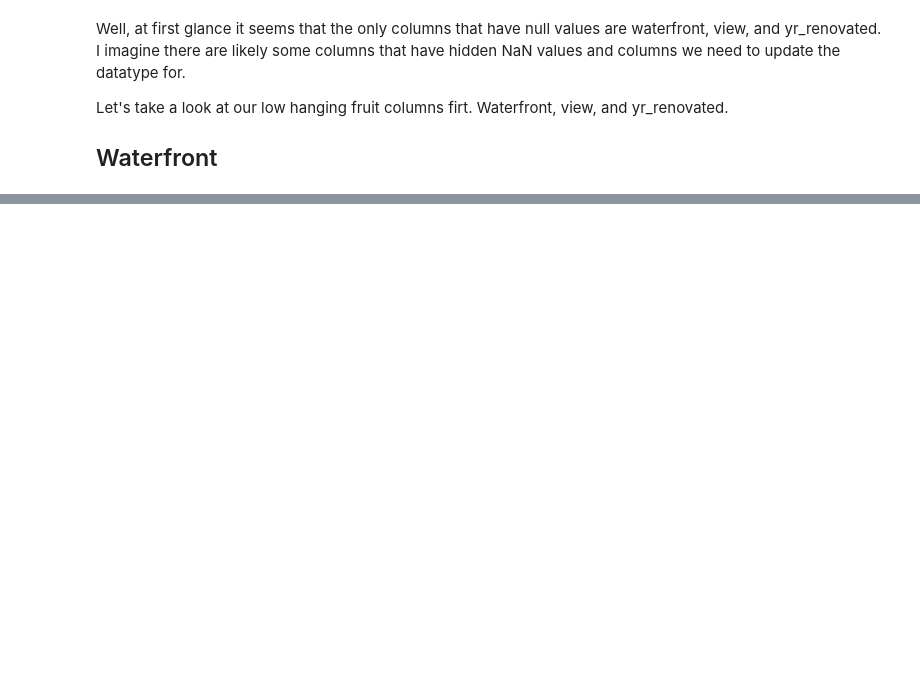
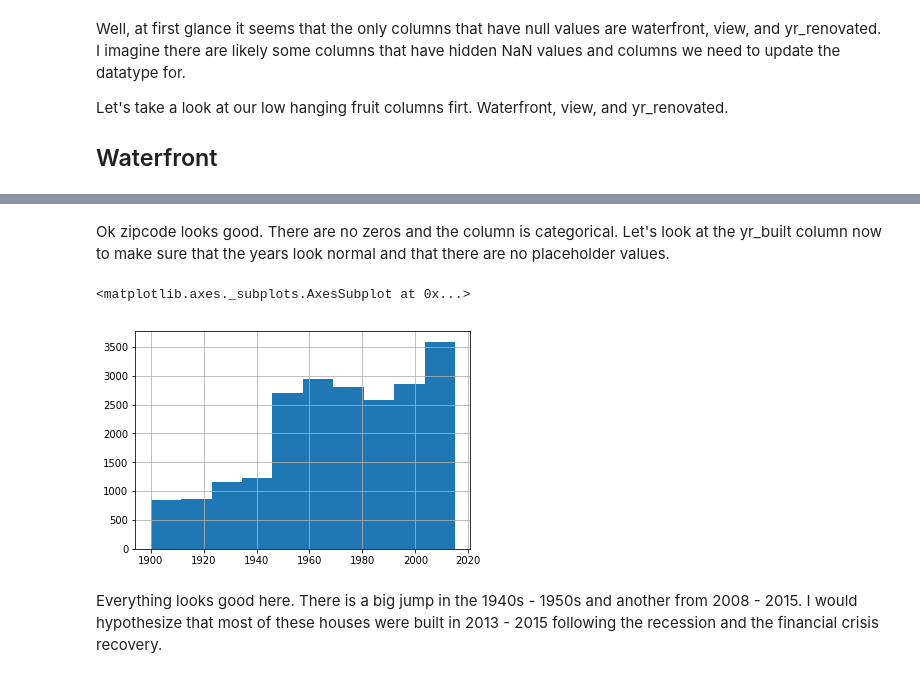
Before and after one commit to miyamuse/dsc-1-final-project-online-ds-sp-000, a Jupyter notebook: student.ipynb, the cells around one changed output, grey strips where cells are left out. Cells and saved outputs as stored; diff of their text form; code cells hidden in the pictures; blank space fills up the shorter version.

```diff
--- a/student.ipynb
+++ b/student.ipynb
@@ -85,0 +291,4 @@ df["waterfront"].isna().sum()
+# %%
+df["sqft_basement"] = df["sqft_basement"].replace("?", 0)
+# %%
+df["sqft_basement"] = df["sqft_basement"].astype("float32")
@@ -85,0 +345,3 @@ df["waterfront"].isna().sum()
+# %%
+#drop the house with 33 bedrooms. That seems to be a placeholder.
+df.drop(df[df.bedrooms == 33].index, inplace=True)
@@ -85,0 +363,2 @@ df["waterfront"].isna().sum()
+# %%
+df["zipcode"] = df["zipcode"].astype("str")
@@ -85,0 +385,9 @@ df["waterfront"].isna().sum()
+# %% [markdown]
+Ok zipcode looks good. There are no zeros and the column is categorical. Let's look at the yr_built column now to make sure that the years look normal and that there are no placeholder values.
+# %%
+df.yr_built.hist()
+# %% [output]
+<matplotlib.axes._subplots.AxesSubplot at 0x...>
+[figure, added]
+# %% [markdown]
+Everything looks good here. There is a big jump in the 1940s - 1950s and another from 2008 - 2015. I would hypothesize that most of these houses were built in 2013 - 2015 following the recession and the financial crisis recovery.
```
Also changed, not shown: parts of 71 cells of this notebook.
